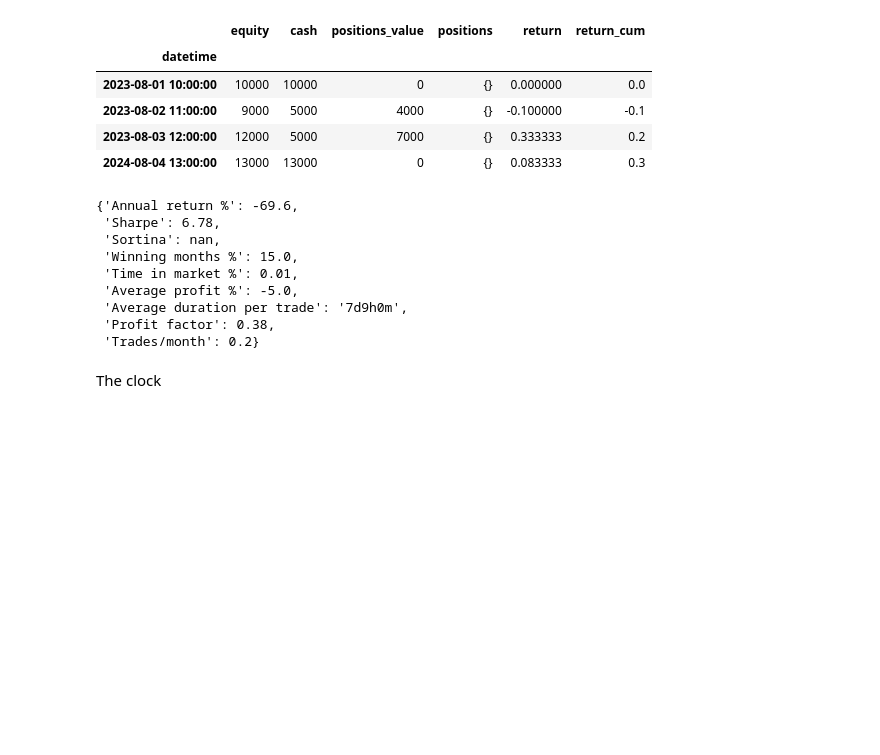
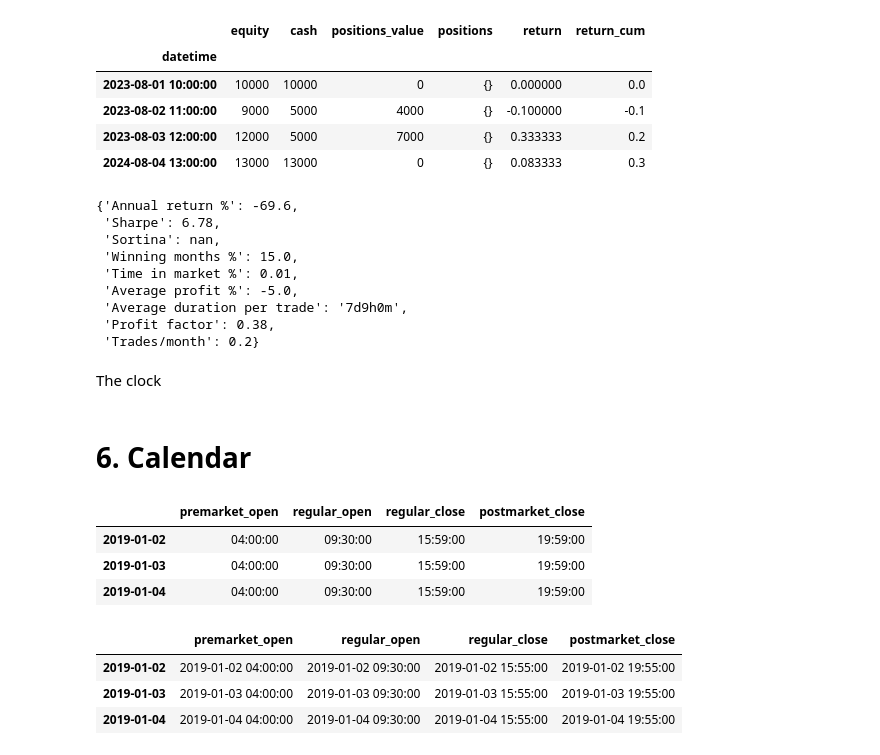
Before and after one commit to shinathan/QSExtended, a Jupyter notebook: _dissection.ipynb, the cells around one changed output. Drawn from its saved outputs; the diff is of its cells as text; code cells hidden in the pictures; blank space fills up the shorter version.

Commit message:
Worked on making the calendar/clock work non m1 timeframes, still need to test

```diff
--- a/_dissection.ipynb
+++ b/_dissection.ipynb
@@ -424,0 +425,20 @@ for i in range(10):
+# %% [markdown]
+# 6. Calendar
+# %%
+from polygon.times import get_market_calendar, get_market_minutes, get_market_dates
+from datetime import date
+market_hours = get_market_calendar(format="time")
+market_hours.head(3)
+# %% [output]
+|  | premarket_open | regular_open | regular_close | postmarket_close |
+| 2019-01-02 | 04:00:00 | 09:30:00 | 15:59:00 | 19:59:00 |
+| 2019-01-03 | 04:00:00 | 09:30:00 | 15:59:00 | 19:59:00 |
+| 2019-01-04 | 04:00:00 | 09:30:00 | 15:59:00 | 19:59:00 |
+# %%
+market_hours = get_market_calendar(format="datetime", timeframe=5)
+market_hours.head(3)
+# %% [output]
+|  | premarket_open | regular_open | regular_close | postmarket_close |
+| 2019-01-02 | 2019-01-02 04:00:00 | 2019-01-02 09:30:00 | 2019-01-02 15:55:00 | 2019-01-02 19:55:00 |
+| 2019-01-03 | 2019-01-03 04:00:00 | 2019-01-03 09:30:00 | 2019-01-03 15:55:00 | 2019-01-03 19:55:00 |
+| 2019-01-04 | 2019-01-04 04:00:00 | 2019-01-04 09:30:00 | 2019-01-04 15:55:00 | 2019-01-04 19:55:00 |
```
Also changed, not shown: parts of 4 cells of this notebook, 2 other files.
